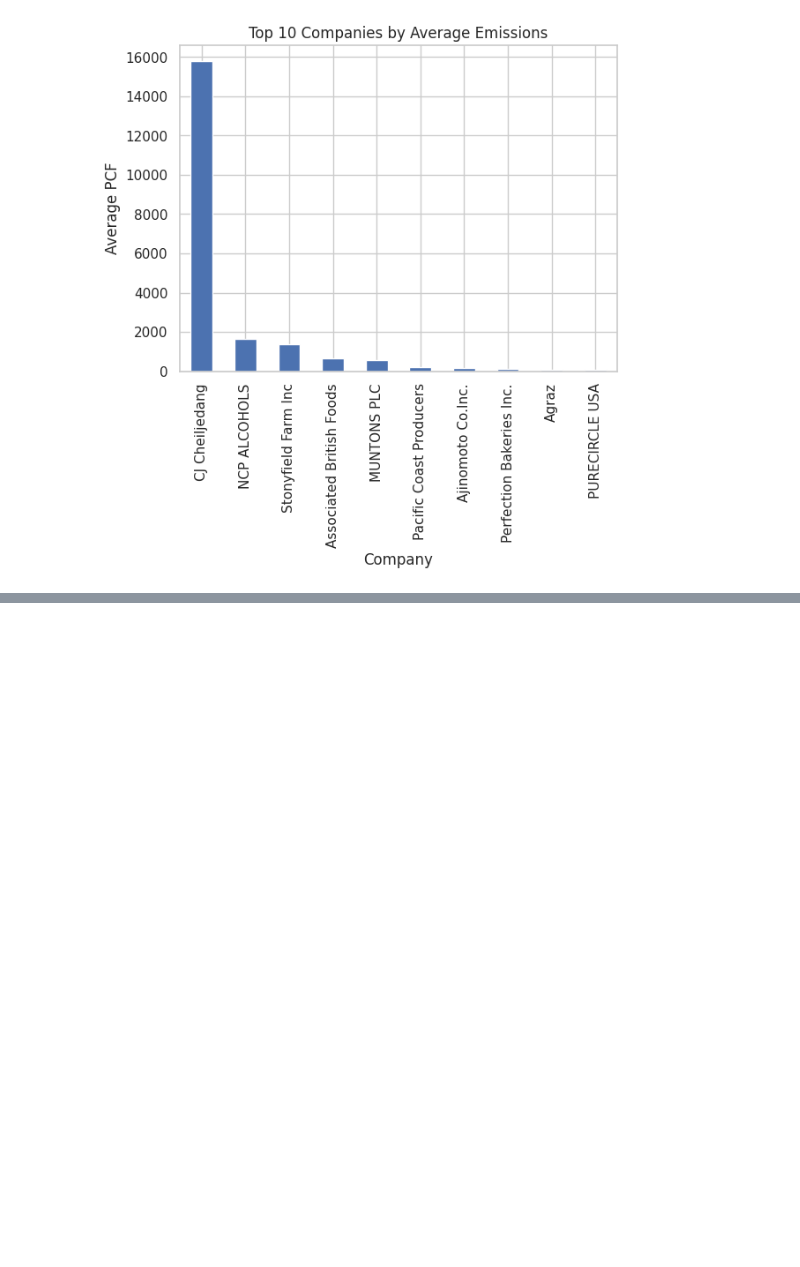
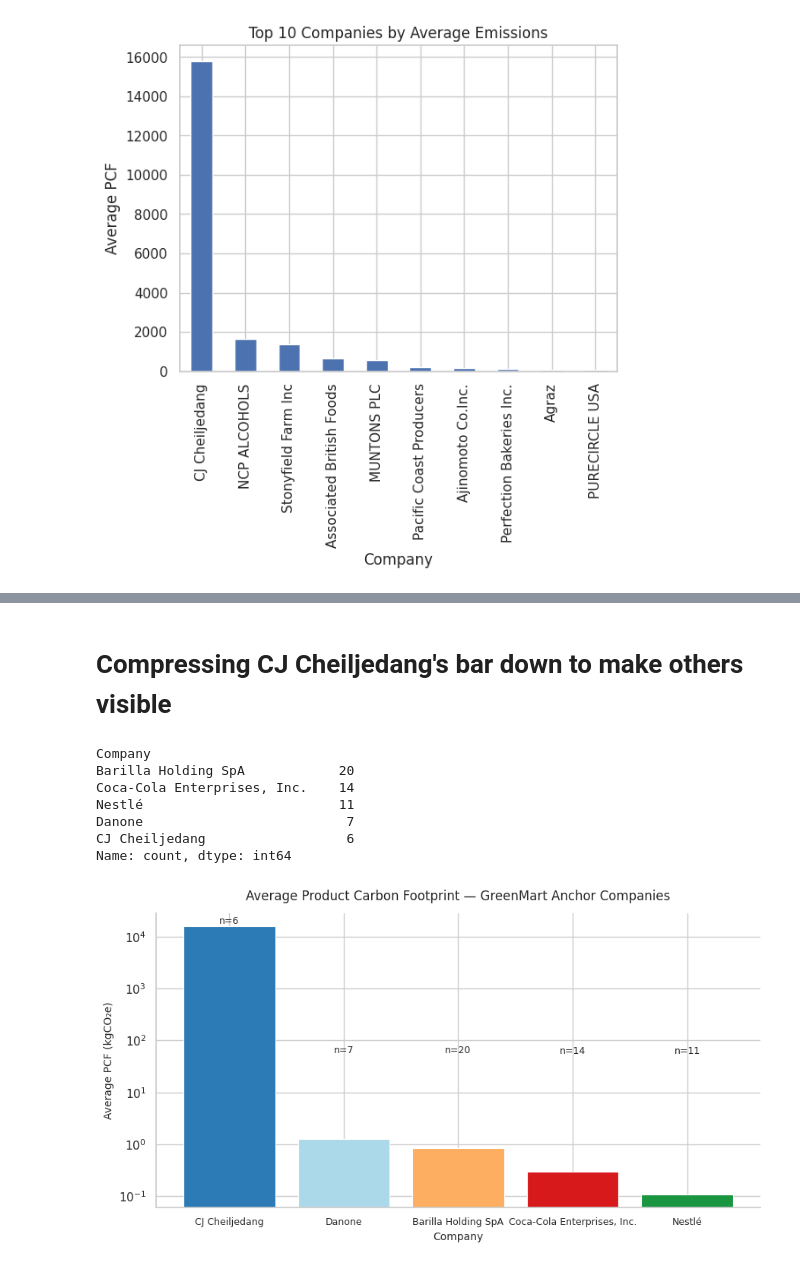
Before and after one commit to CheedTriad/Enterprise-Carbon-Footprint-Analytics-Platform-for-Retail-Supply-Chain, a Jupyter notebook: notebook/carbon-catalogue.ipynb, the cells around one changed output, grey strips where cells are left out. Saved outputs shown, nothing was run; the diff lists cells and outputs as text; code cells hidden in the pictures; blank space fills up the shorter version.

```diff
--- a/notebook/carbon-catalogue.ipynb
+++ b/notebook/carbon-catalogue.ipynb
@@ -301,0 +583,51 @@ plt.show()
+# %% [markdown]
+# Compressing CJ Cheiljedang's bar down to make others visible
+# %%
+anchor_companies = ['Coca-Cola Enterprises, Inc.', 'Barilla Holding SpA', 'Nestlé', 'Danone', 'CJ Cheiljedang']
+
+df_anchors = df_food[df_food['Company'].isin(anchor_companies)].copy()
+
+# Check what matched
+print(df_anchors['Company'].value_counts())
+
+anchor_emissions = (
+    df_anchors.groupby('Company')['Products_carbon_footprint']
+    .agg(['mean', 'count'])
+    .rename(columns={'mean': 'Average_PCF', 'count': 'Product_count'})
+    .sort_values('Average_PCF', ascending=False)
+)
+
+fig, ax = plt.subplots(figsize=(9, 5))
+bars = ax.bar(
+    anchor_emissions.index,
+    anchor_emissions['Average_PCF'],
+    color=['#2c7bb6', '#abd9e9', '#fdae61', '#d7191c', '#1a9641'],
+    edgecolor='white',
+    linewidth=0.8
+)
+
+for bar, (_, row) in zip(bars, anchor_emissions.iterrows()):
+    ax.text(
+        bar.get_x() + bar.get_width() / 2,
+        bar.get_height() + 50,
+        f"n={int(row['Product_count'])}",
+        ha='center', va='bottom', fontsize=9
+    )
+
+ax.set_title('Average Product Carbon Footprint — GreenMart Anchor Companies', fontsize=12, pad=12)
+ax.set_xlabel('Company', fontsize=10)
+ax.set_ylabel('Average PCF (kgCO₂e)', fontsize=10)
+ax.set_yscale('log')
+ax.tick_params(axis='x', labelsize=9)
+sns.despine()
+plt.tight_layout()
+plt.show()
+# %% [output]
+Company
+Barilla Holding SpA            20
+Coca-Cola Enterprises, Inc.    14
+Nestlé                         11
+Danone                          7
+CJ Cheiljedang                  6
+Name: count, dtype: int64
+[figure, added]
```
Also changed, not shown: parts of 19 cells of this notebook, 1 other file.
